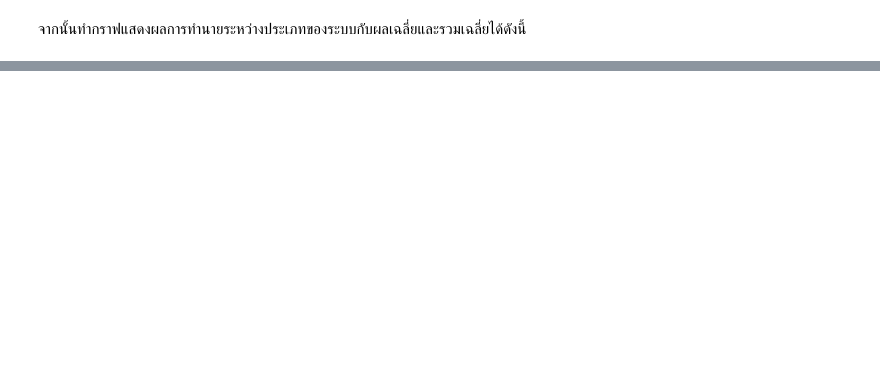
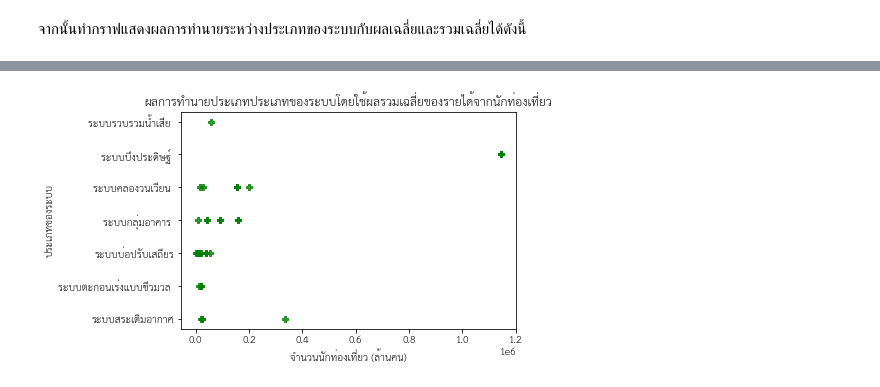
Before and after one commit to moneypitak/DWDM21, a Jupyter notebook: Project_Group.ipynb, the cells around one changed output, grey strips where cells are left out. Saved outputs shown, nothing was run; the diff lists cells and outputs as text; code cells hidden in the pictures; blank space fills up the shorter version.

```diff
--- a/Project_Group.ipynb
+++ b/Project_Group.ipynb
@@ -240,2 +769,5 @@ data_1
+# %%
+X = data_1[['โซน','ผลเฉลี่ย','รวมเฉลี่ย']] #กำหนดค่าของ X และ y เพื่อทำ decision tree ดูค่าความสัมพันธ์
+y = data_1['ประเภทของระบบ']
 # %%
 X
@@ -535 +1263,9 @@ X_test
+# %%
+plt.plot(X_test['รวมเฉลี่ย'],  mytree3_final_result,'Pg',alpha =0.8)
+plt.xlabel('จำนวนนักท่องเที่ยว (ล้านคน)')
+plt.ylabel('ประเภทของระบบ')
+plt.title('ผลการทำนายประเภทประเภทของระบบโดยใช้ผลรวมเฉลี่ยของรายได้จากนักท่องเที่ยว')
+plt.show()
+# %% [output]
+[figure, added]
 # %%
```
Also changed, not shown: parts of 94 cells of this notebook.
